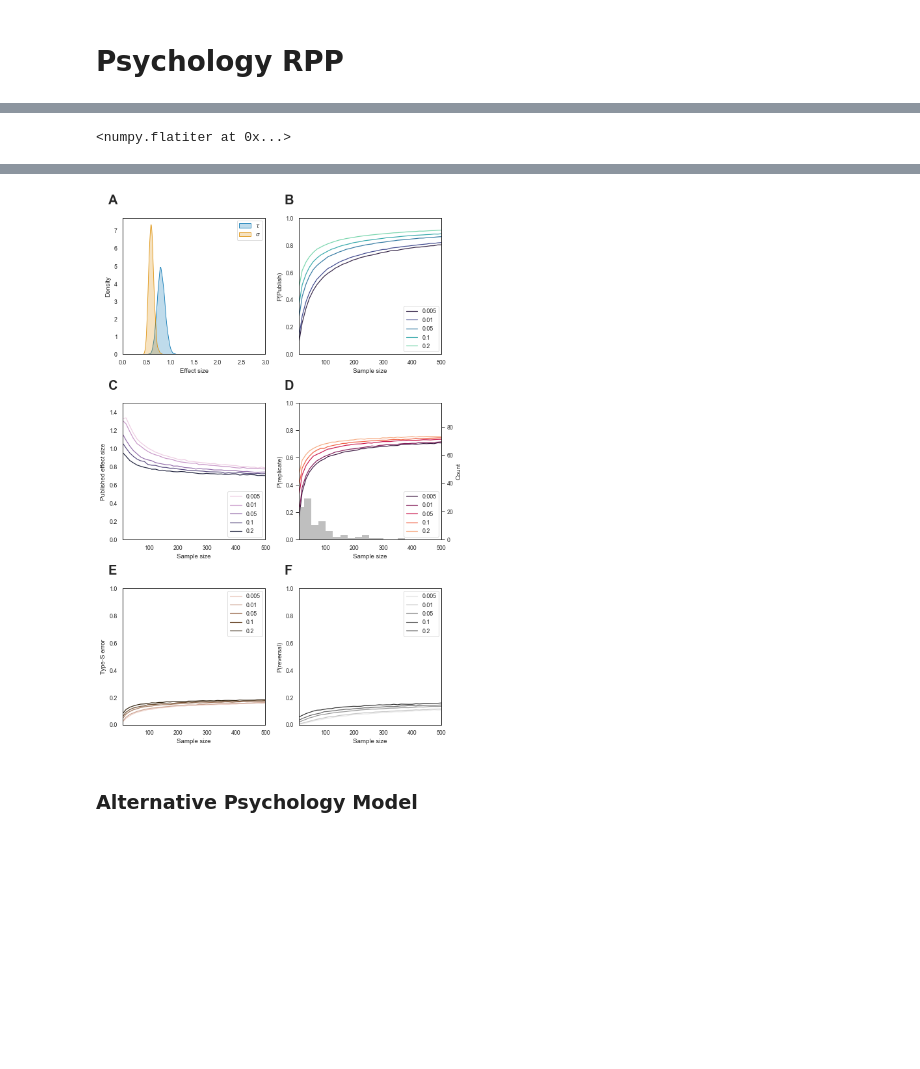
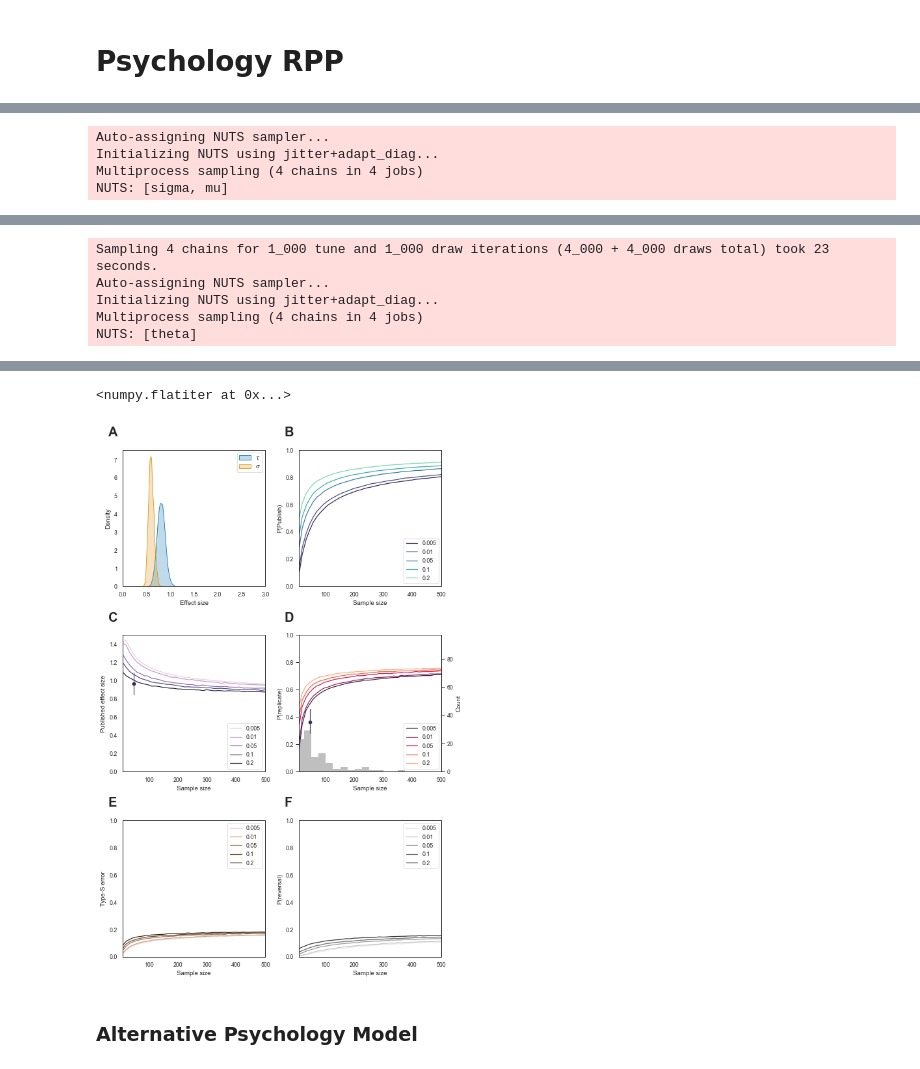
Before and after one commit to josephbb/ReplicationSurveys, a Jupyter notebook: StatisticalModel.ipynb, the cells around one changed output, grey strips where cells are left out. Saved outputs shown, nothing was run; the diff lists cells and outputs as text; code cells hidden in the pictures; blank space fills up the shorter version.

```diff
--- a/StatisticalModel.ipynb
+++ b/StatisticalModel.ipynb
@@ -198,8 +110,11 @@ out_psych.head()
 # %%
 plot_sim_figure(idata_psych, out_psych.to_pandas(),
-                df_psych.to_pandas(),plot_medians=False,
+                df_psych.to_pandas(),plot_medians=True,
                 save_loc='./output/figures/Figure4.png',max_effect=3)
 
 #add average effect
 # %% [output]
-<numpy.flatiter at 0x...>
+Auto-assigning NUTS sampler...
+Initializing NUTS using jitter+adapt_diag...
+Multiprocess sampling (4 chains in 4 jobs)
+NUTS: [sigma, mu]
@@ -205,0 +122,5 @@ plot_sim_figure(idata_psych, out_psych.to_pandas(),
+Sampling 4 chains for 1_000 tune and 1_000 draw iterations (4_000 + 4_000 draws total) took 23 seconds.
+Auto-assigning NUTS sampler...
+Initializing NUTS using jitter+adapt_diag...
+Multiprocess sampling (4 chains in 4 jobs)
+NUTS: [theta]
@@ -206,3 +129,4 @@ plot_sim_figure(idata_psych, out_psych.to_pandas(),
+<numpy.flatiter at 0x...>
-[figure, old version]
+[figure, new version]
 # %% [markdown]
 <h3>Alternative Psychology Model</h3>
```
Also changed, not shown: parts of 32 cells of this notebook, 1 other file.
